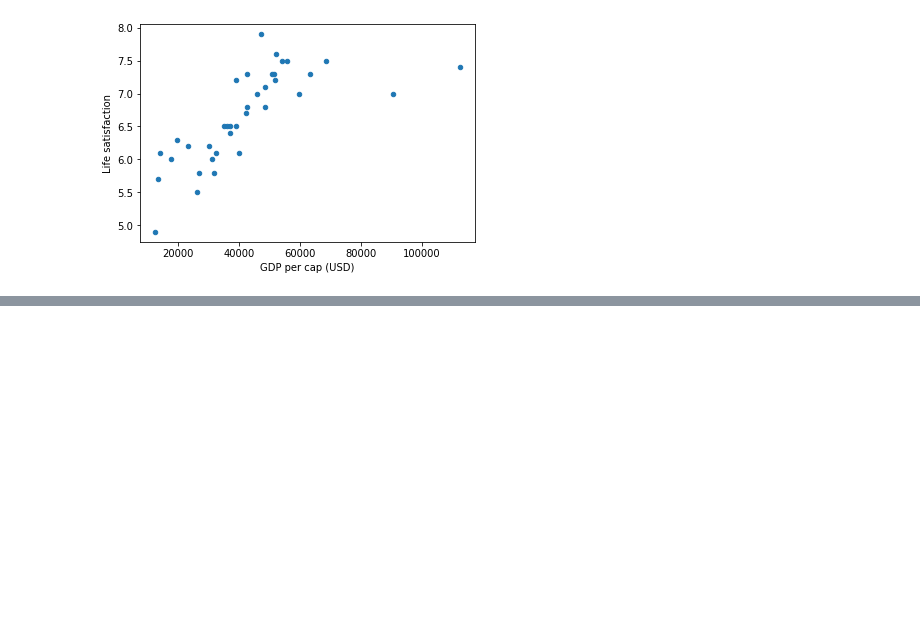
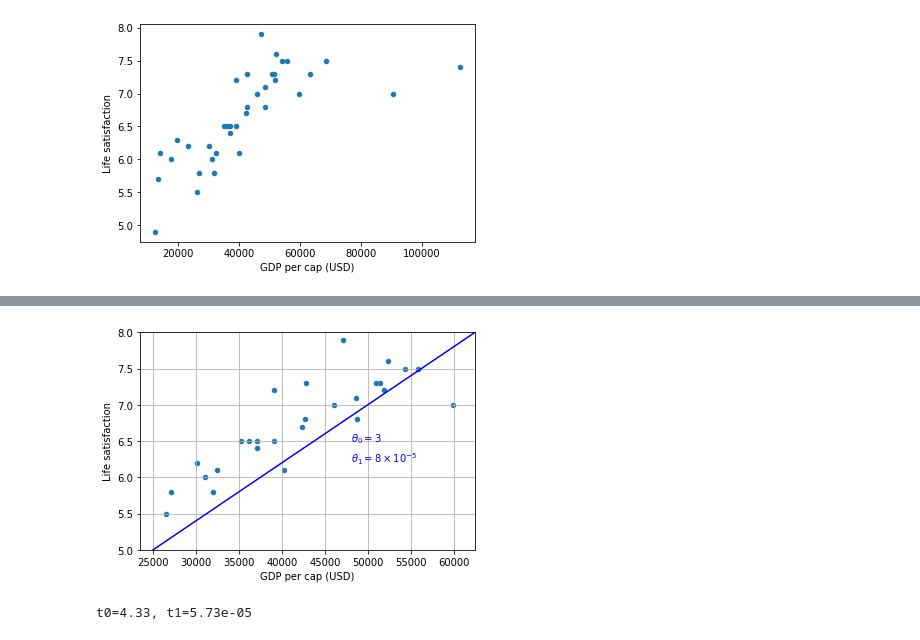
Before and after one commit to Slontus/data, a Jupyter notebook: bli.ipynb, the cells around one changed output, grey strips where cells are left out. Cells and saved outputs as stored; diff of their text form; code cells hidden in the pictures; blank space fills up the shorter version.

```diff
--- a/bli.ipynb
+++ b/bli.ipynb
@@ -91,0 +132,31 @@ plt.show()
+# %%
+import numpy as np
+min_gdp = 23_500
+max_gdp = 62_500
+
+part_data = full_data[(full_data['GDP per cap (USD)'] <= max_gdp) & (full_data['GDP per cap (USD)'] >= min_gdp)]
+
+part_data.plot(kind='scatter', x='GDP per cap (USD)', y='Life satisfaction', grid=True)
+
+X = np.linspace(min_gdp, max_gdp, 1000)
+
+w1, w2 = 3, 8
+plt.plot(X, w1 + w2 * 1e-5 * X, "b")
+plt.text(48_000, 6.5, fr"$\theta_0 = {w1}$", color="b")
+plt.text(48_000, 6.2, fr"$\theta_1 = {w2} \times 10^{{-5}}$", color="b")
+
+plt.axis([min_gdp, max_gdp, 5, 8])
+plt.show()
+# %% [output]
+[figure, added]
+# %%
+from sklearn import linear_model
+X_sample = part_data[['GDP per cap (USD)']].values
+y_sample = part_data[['Life satisfaction']].values
+
+model1 = linear_model.LinearRegression()
+model1.fit(X_sample, y_sample)
+t0, t1 = model1.intercept_[0], model1.coef_[0][0]
+print(f"t0={t0:.2f}, t1={t1:.2e}")
+# %% [output]
+t0=4.33, t1=5.73e-05
```
Also changed, not shown: parts of 9 cells of this notebook.
